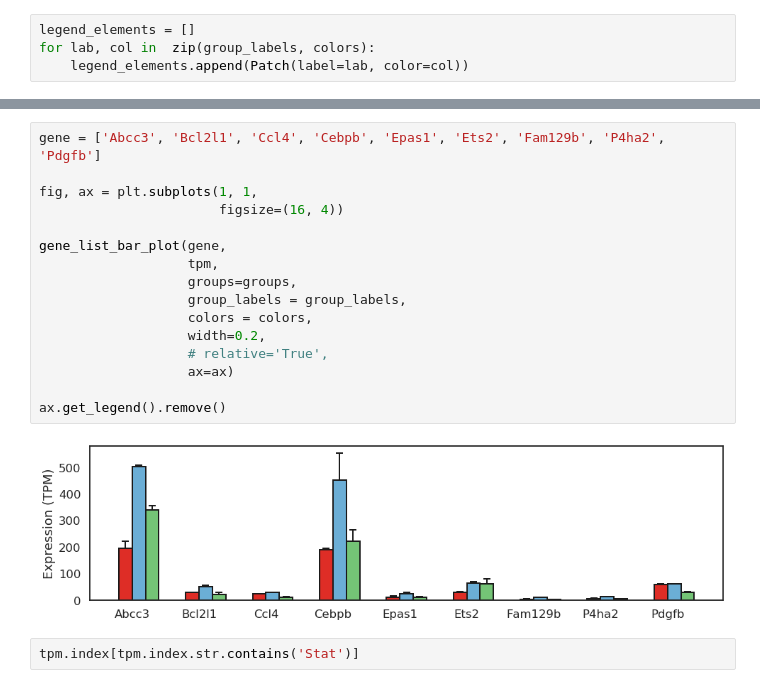
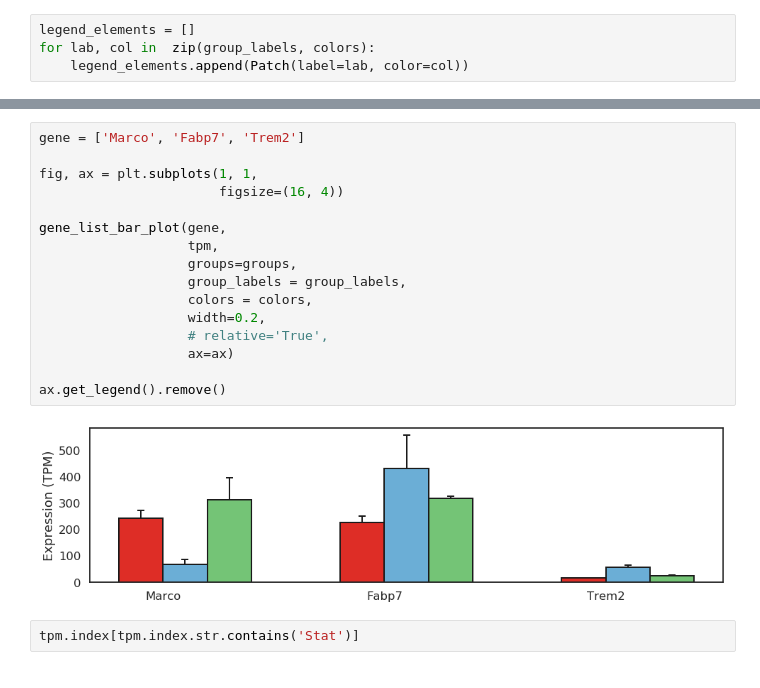
Before and after one commit to HunterBennett/strains_rna, a Jupyter notebook: results/K00_Strains_Control_Kupffer_RNA.ipynb, the cells around one changed output, grey strips where cells are left out. Drawn from its saved outputs; the diff is of its cells as text.

```diff
--- a/results/K00_Strains_Control_Kupffer_RNA.ipynb
+++ b/results/K00_Strains_Control_Kupffer_RNA.ipynb
@@ -566,21 +474,21 @@ axs[1].set_yticklabels('')
 # %%
-gene = ['Abcc3', 'Bcl2l1', 'Ccl4', 'Cebpb', 'Epas1', 'Ets2', 'Fam129b', 'P4ha2', 'Pdgfb']
+gene = ['Marco', 'Fabp7', 'Trem2']
 
 fig, ax = plt.subplots(1, 1,
                        figsize=(16, 4))
 
 gene_list_bar_plot(gene,
                    tpm,
                    groups=groups,
                    group_labels = group_labels,
                    colors = colors,
                    width=0.2,
                    # relative='True',
                    ax=ax)
 
 ax.get_legend().remove()
 # %% [output]
-[figure, old version]
+[figure, new version]
 # %%
 tpm.index[tpm.index.str.contains('Stat')]
 # %% [output]
```
Also changed, not shown: parts of 13 cells of this notebook, 24 other files.
